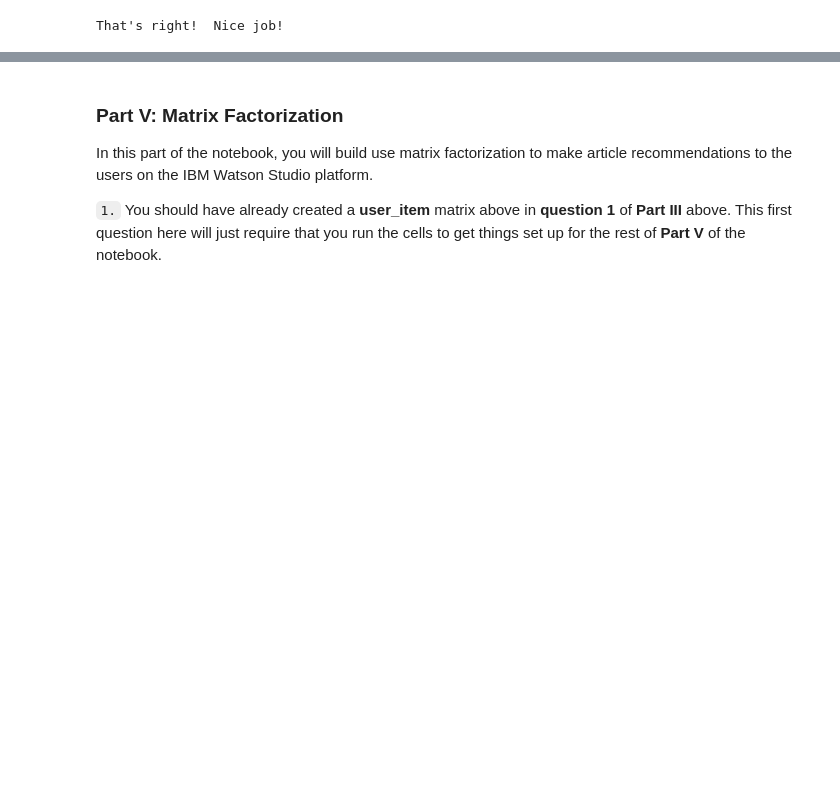
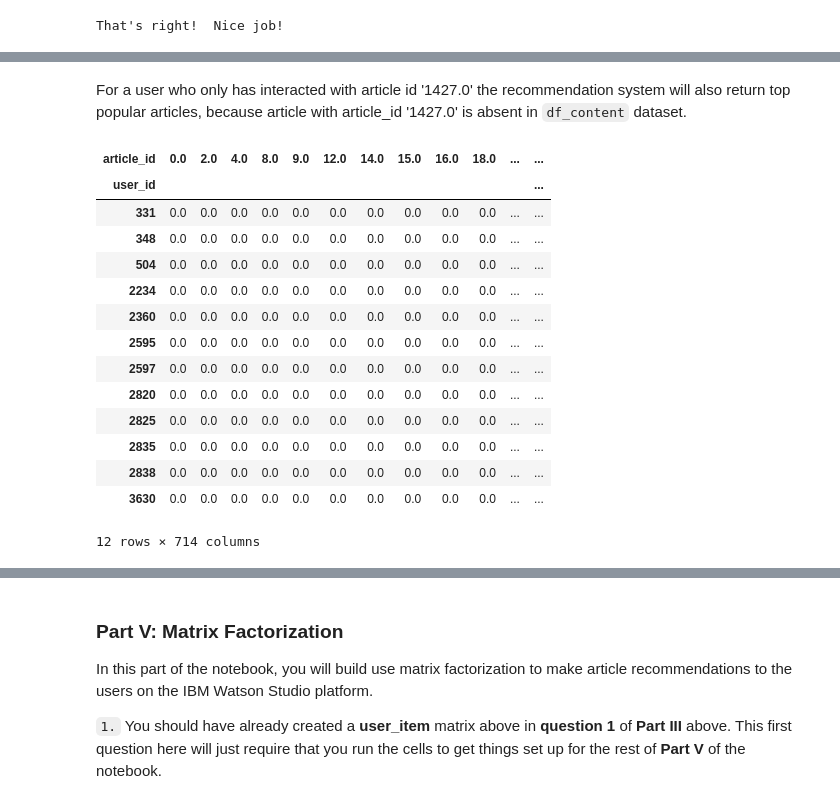
Before and after one commit to Lexie88rus/Udacity-DSND-Recommendations-with-IBM, a Jupyter notebook: Recommendations_with_IBM.ipynb, the cells around one changed output, grey strips where cells are left out. Saved outputs shown, nothing was run; the diff lists cells and outputs as text; code cells hidden in the pictures; blank space fills up the shorter version.

Commit message:
Completed last sections to make content-based recommendations and SVD factorization

```diff
--- a/Recommendations_with_IBM.ipynb
+++ b/Recommendations_with_IBM.ipynb
@@ -823 +1092,22 @@ def make_content_recs():
+# %% [markdown]
+For a user who only has interacted with article id '1427.0' the recommendation system will also return top popular articles, because article with article_id '1427.0' is absent in `df_content` dataset.
+# %%
+# find users who only have interacted with article id '1427.0'
+user_item[(user_item[1427.0] == 1) & (user_item.sum(axis=1) == 1)]
+# %% [output]
+| article_id | 0.0 | 2.0 | 4.0 | 8.0 | 9.0 | 12.0 | 14.0 | 15.0 | 16.0 | 18.0 | ... | ... |
+| user_id |  |  |  |  |  |  |  |  |  |  |  | ... |
+| 331 | 0.0 | 0.0 | 0.0 | 0.0 | 0.0 | 0.0 | 0.0 | 0.0 | 0.0 | 0.0 | ... | ... |
+| 348 | 0.0 | 0.0 | 0.0 | 0.0 | 0.0 | 0.0 | 0.0 | 0.0 | 0.0 | 0.0 | ... | ... |
+| 504 | 0.0 | 0.0 | 0.0 | 0.0 | 0.0 | 0.0 | 0.0 | 0.0 | 0.0 | 0.0 | ... | ... |
+| 2234 | 0.0 | 0.0 | 0.0 | 0.0 | 0.0 | 0.0 | 0.0 | 0.0 | 0.0 | 0.0 | ... | ... |
+| 2360 | 0.0 | 0.0 | 0.0 | 0.0 | 0.0 | 0.0 | 0.0 | 0.0 | 0.0 | 0.0 | ... | ... |
+| 2595 | 0.0 | 0.0 | 0.0 | 0.0 | 0.0 | 0.0 | 0.0 | 0.0 | 0.0 | 0.0 | ... | ... |
+| 2597 | 0.0 | 0.0 | 0.0 | 0.0 | 0.0 | 0.0 | 0.0 | 0.0 | 0.0 | 0.0 | ... | ... |
+| 2820 | 0.0 | 0.0 | 0.0 | 0.0 | 0.0 | 0.0 | 0.0 | 0.0 | 0.0 | 0.0 | ... | ... |
+| 2825 | 0.0 | 0.0 | 0.0 | 0.0 | 0.0 | 0.0 | 0.0 | 0.0 | 0.0 | 0.0 | ... | ... |
+| 2835 | 0.0 | 0.0 | 0.0 | 0.0 | 0.0 | 0.0 | 0.0 | 0.0 | 0.0 | 0.0 | ... | ... |
+| 2838 | 0.0 | 0.0 | 0.0 | 0.0 | 0.0 | 0.0 | 0.0 | 0.0 | 0.0 | 0.0 | ... | ... |
+| 3630 | 0.0 | 0.0 | 0.0 | 0.0 | 0.0 | 0.0 | 0.0 | 0.0 | 0.0 | 0.0 | ... | ... |
+12 rows × 714 columns
 # %%
```
Also changed, not shown: parts of 51 cells of this notebook.
